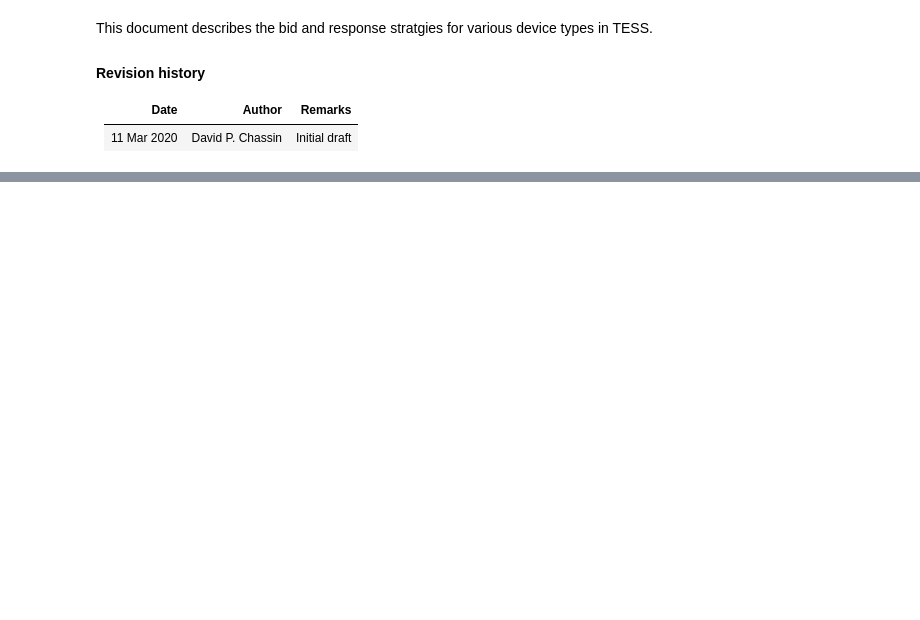
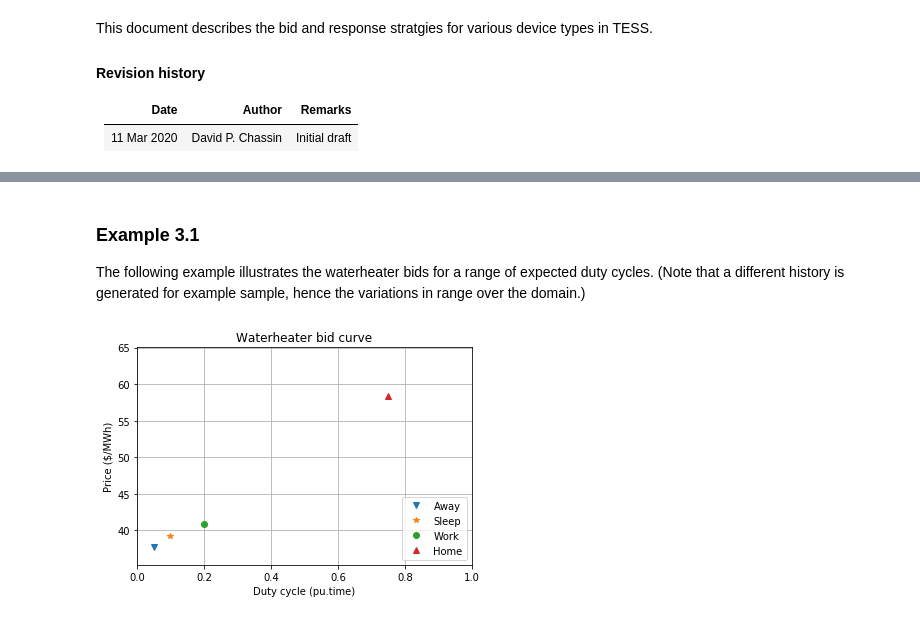
Before and after one commit to slacgismo/TESS, a Jupyter notebook: agents/Bid and response strategy.ipynb, the cells around one changed output, grey strips where cells are left out. Cells and saved outputs as stored; diff of their text form; code cells hidden in the pictures; blank space fills up the shorter version.

```diff
--- a/agents/Bid and response strategy.ipynb
+++ b/agents/Bid and response strategy.ipynb
@@ -404,0 +278,24 @@ Reference: https://ieeexplore.ieee.org/abstract/document/7427483
+# %% [markdown]
+### Example 3.1
+
+The following example illustrates the waterheater bids for a range of expected duty cycles. (Note that a different history is generated for example sample, hence the variations in range over the domain.)
+# %%
+Drange = [0.05,0.10,0.20,0.75]
+Lrange = ['Away','Sleep','Work','Home']
+Trange = ['v','*','o','^']
+Khw = 1.0
+Qwh = 6.0
+Prange = list(map(lambda Dexp:get_waterheater_bid(Pexp,Pdev,Qwh,0,Khw,get_waterheater_history(Dexp=Dexp),5)["offer"],Drange))
+plt.figure()
+for n in range(0,len(Drange)):
+    plt.plot(Drange[n],Prange[n],Trange[n])
+plt.legend(Lrange,loc=4)
+plt.xlabel('Duty cycle (pu.time)')
+plt.ylabel('Price ($/MWh)')
+plt.xlim([0,1])
+plt.ylim([Pexp-3*Pdev*Khw-1,Pexp+3*Pdev*Khw+1])
+plt.title('Waterheater bid curve')
+plt.grid();
+plt.savefig(f'test-fig{plt.get_fignums()[-1]}.png')
+# %% [output]
+[figure, added]
```
Also changed, not shown: parts of 40 cells of this notebook.
